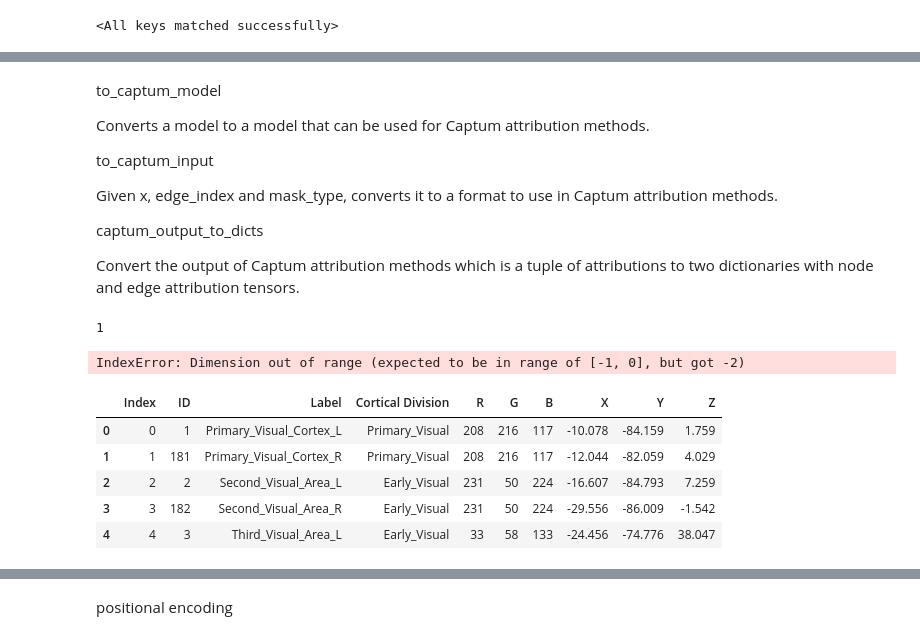
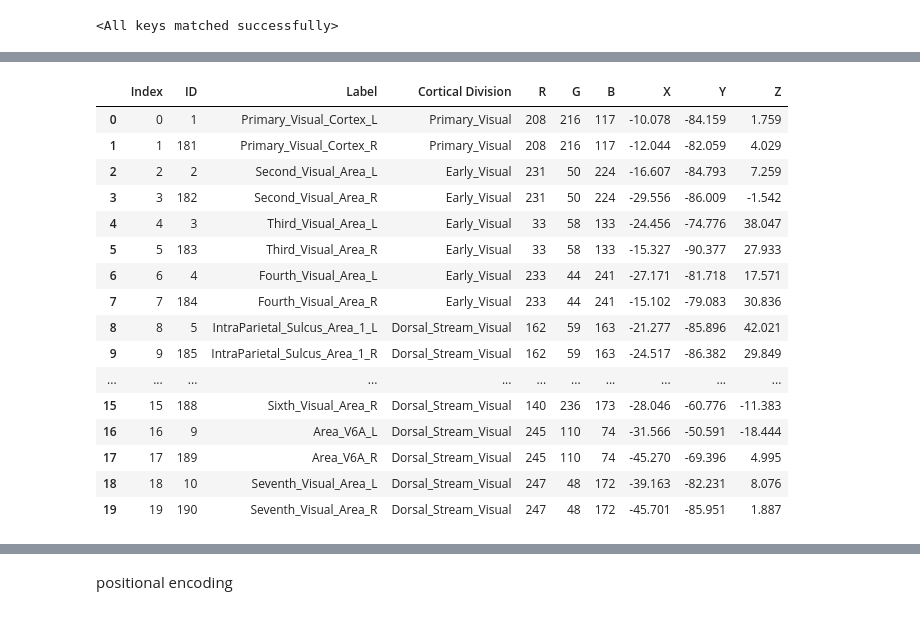
Before and after one commit to myxa/Open_Close_GNN, a Jupyter notebook: notebooks/model_explanation.ipynb, the cells around one changed output, grey strips where cells are left out. Drawn from its saved outputs; the diff is of its cells as text; code cells hidden in the pictures.

```diff
--- a/notebooks/model_explanation.ipynb
+++ b/notebooks/model_explanation.ipynb
@@ -165,44 +208,25 @@ heatmap(np.where(matr_ig, matr_ig, matr_ig.T))
-# %% [markdown]
-to_captum_model
-
-Converts a model to a model that can be used for Captum attribution methods.
-
-to_captum_input
-
-Given x, edge_index and mask_type, converts it to a format to use in Captum attribution methods.
-
-captum_output_to_dicts
-
-Convert the output of Captum attribution methods which is a tuple of attributions to two dictionaries with node and edge attribution tensors.
-# %%
-idx = 6
-# test_dataset[idx].x.requires_grad_()
-print(test_dataset[idx].y.item())
-input_mask = torch.ones(test_dataset[idx].edge_index.shape[1]).requires_grad_(True).to('cpu')
-sal = Saliency(model.to('cpu'))
-mask = sal.attribute(input_mask,  #test_dataset[idx].x.requires_grad_(),
-                     additional_forward_args=(test_dataset[idx].edge_index, test_dataset[idx].edge_attr, test_dataset[idx].batch),
-                     target=test_dataset[idx].y)
-
-edge_mask = np.abs(mask.cpu().detach().numpy())
-if edge_mask.max() > 0:  # avoid division by zero
-    edge_mask = edge_mask / edge_mask.max()
-
-heatmap(edge_mask);
-# %% [output]
-1
-IndexError: Dimension out of range (expected to be in range of [-1, 0], but got -2)
 # %%
 import pandas as pd
 
 hcp = pd.read_excel('../data/HCPex_sorted.xlsx')
 hcp.drop([256, 257, 258, 259], inplace=True)
 # %%
-hcp.head()
+hcp.head(20)
 # %% [output]
 |  | Index | ID | Label | Cortical Division | R | G | B | X | Y | Z |
 | 0 | 0 | 1 | Primary_Visual_Cortex_L | Primary_Visual | 208 | 216 | 117 | -10.078 | -84.159 | 1.759 |
 | 1 | 1 | 181 | Primary_Visual_Cortex_R | Primary_Visual | 208 | 216 | 117 | -12.044 | -82.059 | 4.029 |
 | 2 | 2 | 2 | Second_Visual_Area_L | Early_Visual | 231 | 50 | 224 | -16.607 | -84.793 | 7.259 |
 | 3 | 3 | 182 | Second_Visual_Area_R | Early_Visual | 231 | 50 | 224 | -29.556 | -86.009 | -1.542 |
 | 4 | 4 | 3 | Third_Visual_Area_L | Early_Visual | 33 | 58 | 133 | -24.456 | -74.776 | 38.047 |
+| 5 | 5 | 183 | Third_Visual_Area_R | Early_Visual | 33 | 58 | 133 | -15.327 | -90.377 | 27.933 |
+| 6 | 6 | 4 | Fourth_Visual_Area_L | Early_Visual | 233 | 44 | 241 | -27.171 | -81.718 | 17.571 |
+| 7 | 7 | 184 | Fourth_Visual_Area_R | Early_Visual | 233 | 44 | 241 | -15.102 | -79.083 | 30.836 |
+| 8 | 8 | 5 | IntraParietal_Sulcus_Area_1_L | Dorsal_Stream_Visual | 162 | 59 | 163 | -21.277 | -85.896 | 42.021 |
+| 9 | 9 | 185 | IntraParietal_Sulcus_Area_1_R | Dorsal_Stream_Visual | 162 | 59 | 163 | -24.517 | -86.382 | 29.849 |
+| ... | ... | ... | ... | ... | ... | ... | ... | ... | ... | ... |
+| 15 | 15 | 188 | Sixth_Visual_Area_R | Dorsal_Stream_Visual | 140 | 236 | 173 | -28.046 | -60.776 | -11.383 |
+| 16 | 16 | 9 | Area_V6A_L | Dorsal_Stream_Visual | 245 | 110 | 74 | -31.566 | -50.591 | -18.444 |
+| 17 | 17 | 189 | Area_V6A_R | Dorsal_Stream_Visual | 245 | 110 | 74 | -45.270 | -69.396 | 4.995 |
+| 18 | 18 | 10 | Seventh_Visual_Area_L | Dorsal_Stream_Visual | 247 | 48 | 172 | -39.163 | -82.231 | 8.076 |
+| 19 | 19 | 190 | Seventh_Visual_Area_R | Dorsal_Stream_Visual | 247 | 48 | 172 | -45.701 | -85.951 | 1.887 |
```
Also changed, not shown: parts of 18 cells of this notebook, 4 other files.
